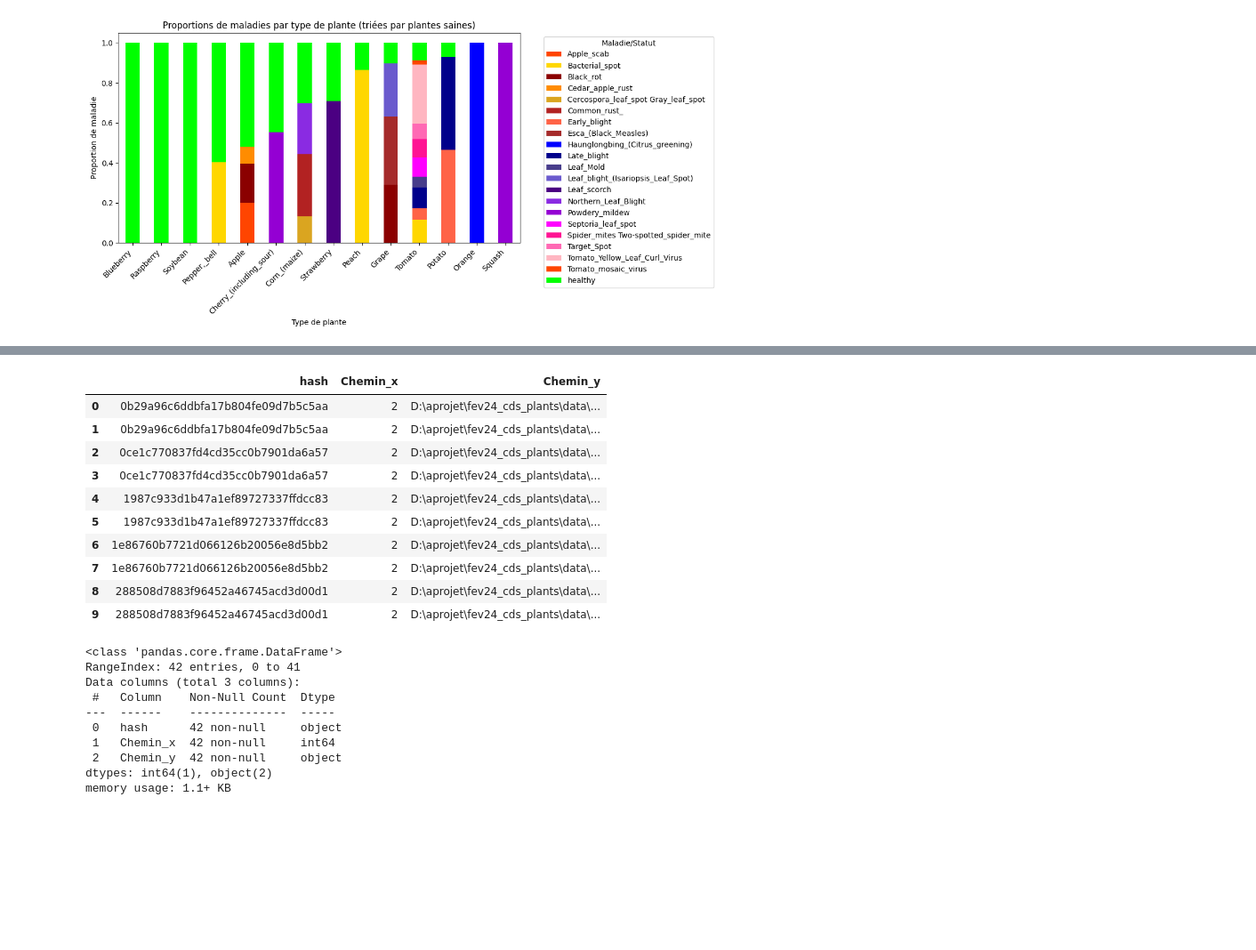
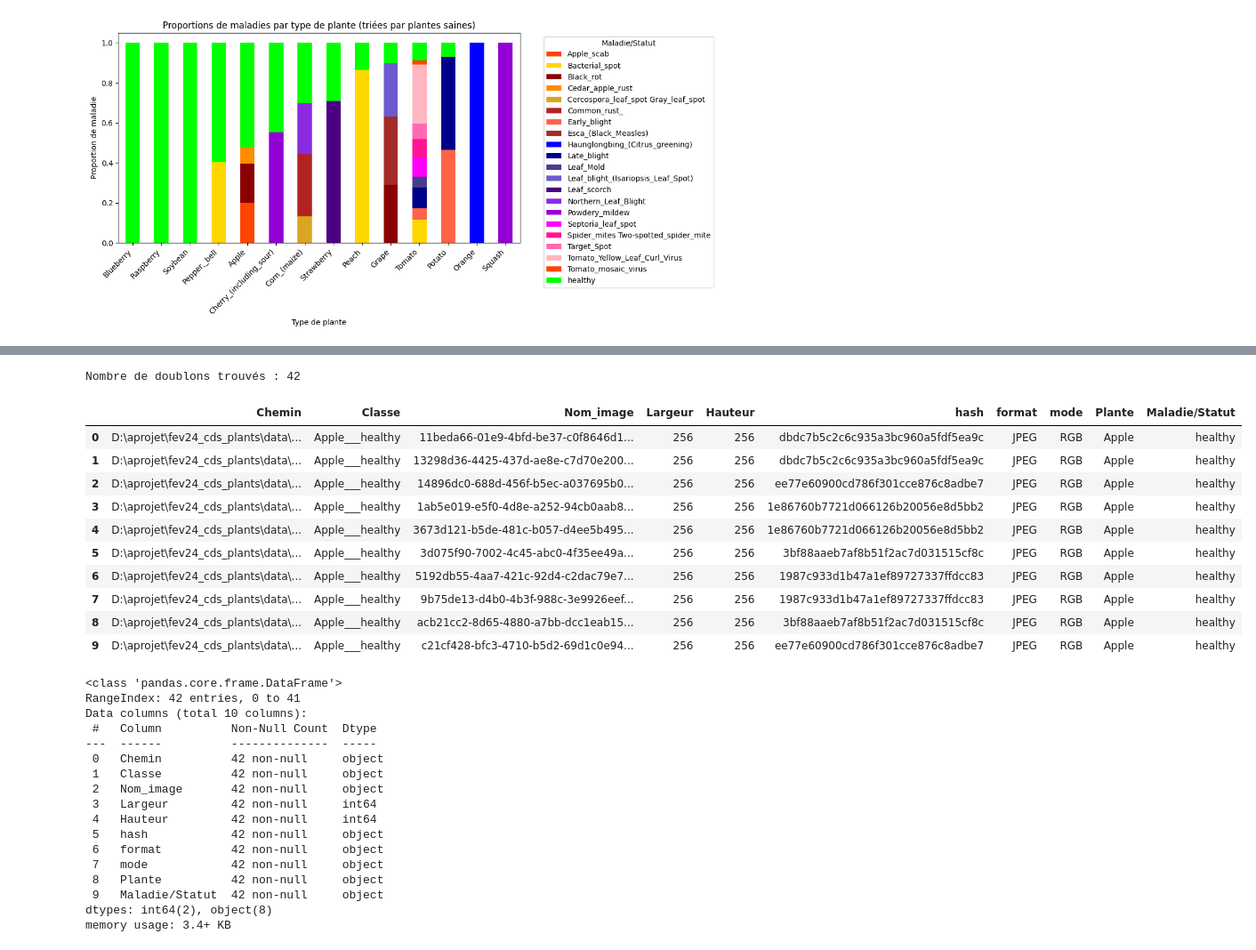
Before and after one commit to frsouto/recoplantes, a Jupyter notebook: notebooks/0.1-felipe-data-exploration.ipynb, the cells around one changed output, grey strips where cells are left out. Shown: that part at 89% size. Cells and saved outputs as stored; diff of their text form; code cells hidden in the pictures; blank space fills up the shorter version.

```diff
--- a/notebooks/0.1-felipe-data-exploration.ipynb
+++ b/notebooks/0.1-felipe-data-exploration.ipynb
@@ -233,33 +166,38 @@ plt.show()
 # %%
-# Recherche de doublons dans le jeu de données à partir du hash MD5
-pd.set_option('display.max_colwidth', None)
-duplicates = df.groupby(by='hash')[['Chemin']].count().reset_index()
-duplicates = duplicates[duplicates['Chemin'] > 1]
+# 7. Recherche de doublons dans le jeu de données à partir du hash MD5
+duplicates = df.groupby('hash').filter(lambda x: len(x) > 1)
 duplicates.reset_index(drop=True, inplace=True)
 
-duplicates = duplicates.merge(df[['Chemin', 'hash']], on='hash')
-# Affichage des 10 premiers doublons
+print("Nombre de doublons trouvés :", len(duplicates))
 display(duplicates.head(10))
 duplicates.info()
 # %% [output]
+Nombre de doublons trouvés : 42
-|  | hash | Chemin_x | Chemin_y |
-| 0 | 0b29a96c6ddbfa17b804fe09d7b5c5aa | 2 | D:\aprojet\fev24_cds_plants\data\... |
-| 1 | 0b29a96c6ddbfa17b804fe09d7b5c5aa | 2 | D:\aprojet\fev24_cds_plants\data\... |
-| 2 | 0ce1c770837fd4cd35cc0b7901da6a57 | 2 | D:\aprojet\fev24_cds_plants\data\... |
-| 3 | 0ce1c770837fd4cd35cc0b7901da6a57 | 2 | D:\aprojet\fev24_cds_plants\data\... |
-| 4 | 1987c933d1b47a1ef89727337ffdcc83 | 2 | D:\aprojet\fev24_cds_plants\data\... |
-| 5 | 1987c933d1b47a1ef89727337ffdcc83 | 2 | D:\aprojet\fev24_cds_plants\data\... |
-| 6 | 1e86760b7721d066126b20056e8d5bb2 | 2 | D:\aprojet\fev24_cds_plants\data\... |
-| 7 | 1e86760b7721d066126b20056e8d5bb2 | 2 | D:\aprojet\fev24_cds_plants\data\... |
-| 8 | 288508d7883f96452a46745acd3d00d1 | 2 | D:\aprojet\fev24_cds_plants\data\... |
-| 9 | 288508d7883f96452a46745acd3d00d1 | 2 | D:\aprojet\fev24_cds_plants\data\... |
+|  | Chemin | Classe | Nom_image | Largeur | Hauteur | hash | format | mode | Plante | Maladie/Statut |
+| 0 | D:\aprojet\fev24_cds_plants\data\... | Apple___healthy | 11beda66-01e9-4bfd-be37-c0f8646d1... | 256 | 256 | dbdc7b5c2c6c935a3bc960a5fdf5ea9c | JPEG | RGB | Apple | healthy |
+| 1 | D:\aprojet\fev24_cds_plants\data\... | Apple___healthy | 13298d36-4425-437d-ae8e-c7d70e200... | 256 | 256 | dbdc7b5c2c6c935a3bc960a5fdf5ea9c | JPEG | RGB | Apple | healthy |
+| 2 | D:\aprojet\fev24_cds_plants\data\... | Apple___healthy | 14896dc0-688d-456f-b5ec-a037695b0... | 256 | 256 | ee77e60900cd786f301cce876c8adbe7 | JPEG | RGB | Apple | healthy |
+| 3 | D:\aprojet\fev24_cds_plants\data\... | Apple___healthy | 1ab5e019-e5f0-4d8e-a252-94cb0aab8... | 256 | 256 | 1e86760b7721d066126b20056e8d5bb2 | JPEG | RGB | Apple | healthy |
+| 4 | D:\aprojet\fev24_cds_plants\data\... | Apple___healthy | 3673d121-b5de-481c-b057-d4ee5b495... | 256 | 256 | 1e86760b7721d066126b20056e8d5bb2 | JPEG | RGB | Apple | healthy |
+| 5 | D:\aprojet\fev24_cds_plants\data\... | Apple___healthy | 3d075f90-7002-4c45-abc0-4f35ee49a... | 256 | 256 | 3bf88aaeb7af8b51f2ac7d031515cf8c | JPEG | RGB | Apple | healthy |
+| 6 | D:\aprojet\fev24_cds_plants\data\... | Apple___healthy | 5192db55-4aa7-421c-92d4-c2dac79e7... | 256 | 256 | 1987c933d1b47a1ef89727337ffdcc83 | JPEG | RGB | Apple | healthy |
+| 7 | D:\aprojet\fev24_cds_plants\data\... | Apple___healthy | 9b75de13-d4b0-4b3f-988c-3e9926eef... | 256 | 256 | 1987c933d1b47a1ef89727337ffdcc83 | JPEG | RGB | Apple | healthy |
+| 8 | D:\aprojet\fev24_cds_plants\data\... | Apple___healthy | acb21cc2-8d65-4880-a7bb-dcc1eab15... | 256 | 256 | 3bf88aaeb7af8b51f2ac7d031515cf8c | JPEG | RGB | Apple | healthy |
+| 9 | D:\aprojet\fev24_cds_plants\data\... | Apple___healthy | c21cf428-bfc3-4710-b5d2-69d1c0e94... | 256 | 256 | ee77e60900cd786f301cce876c8adbe7 | JPEG | RGB | Apple | healthy |
-<class 'pandas.core.frame.DataFrame'>
-RangeIndex: 42 entries, 0 to 41
-Data columns (total 3 columns):
- #   Column    Non-Null Count  Dtype
----  ------    --------------  -----
- 0   hash      42 non-null     object
- 1   Chemin_x  42 non-null     int64
- 2   Chemin_y  42 non-null     object
-dtypes: int64(1), object(2)
-memory usage: 1.1+ KB
+<class 'pandas.core.frame.DataFrame'>
+RangeIndex: 42 entries, 0 to 41
+Data columns (total 10 columns):
+ #   Column          Non-Null Count  Dtype
+---  ------          --------------  -----
+ 0   Chemin          42 non-null     object
+ 1   Classe          42 non-null     object
+ 2   Nom_image       42 non-null     object
+ 3   Largeur         42 non-null     int64
+ 4   Hauteur         42 non-null     int64
+ 5   hash            42 non-null     object
+ 6   format          42 non-null     object
+ 7   mode            42 non-null     object
+ 8   Plante          42 non-null     object
+ 9   Maladie/Statut  42 non-null     object
+dtypes: int64(2), object(8)
+memory usage: 3.4+ KB
```
Also changed, not shown: parts of 19 cells of this notebook.
